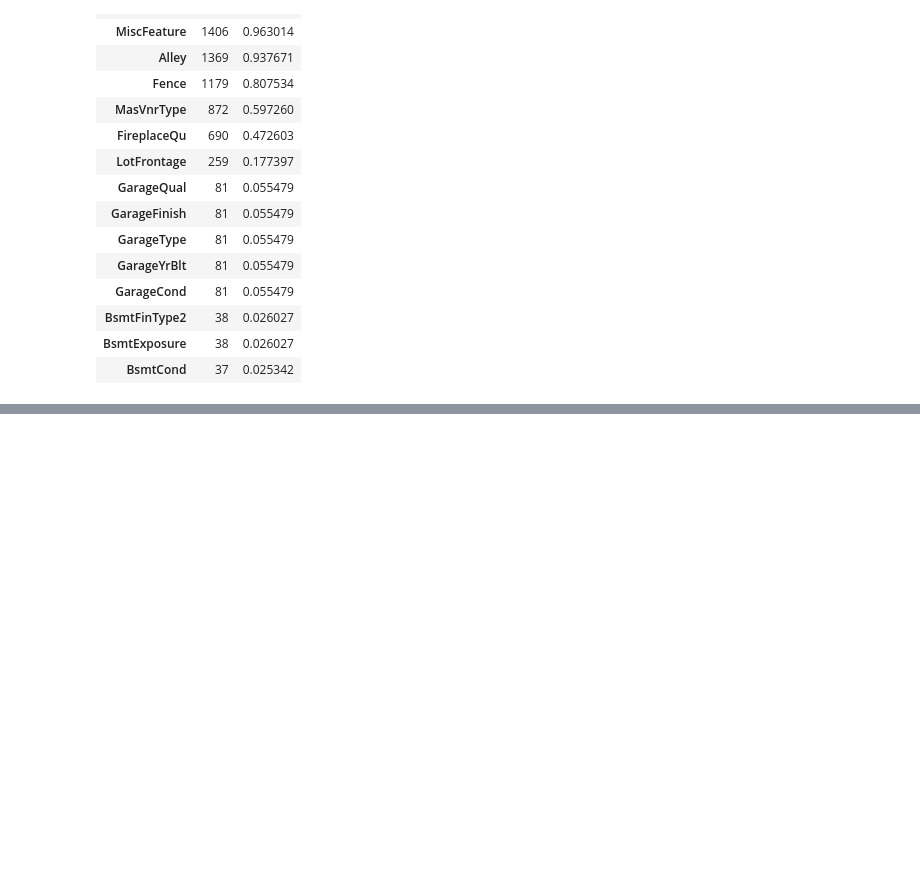
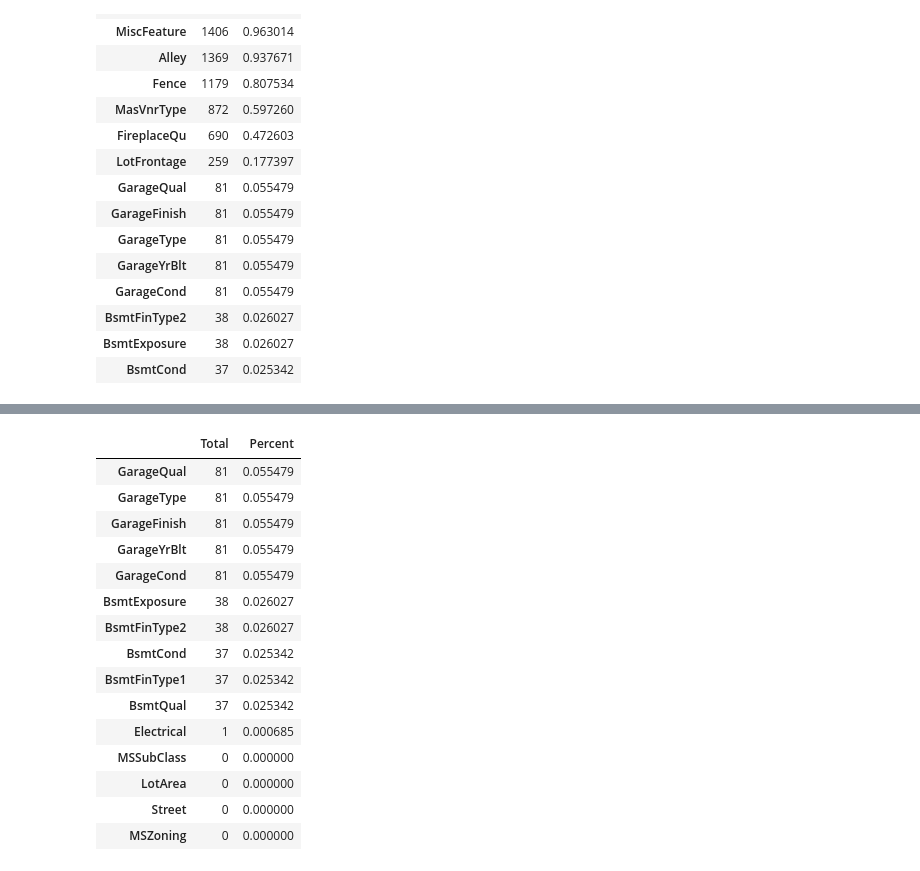
Before and after one commit to szpeeKi/house, a Jupyter notebook: cleaning.ipynb, the cells around one changed output, grey strips where cells are left out. Cells and saved outputs as stored; diff of their text form; code cells hidden in the pictures; blank space fills up the shorter version.

```diff
--- a/cleaning.ipynb
+++ b/cleaning.ipynb
@@ -71,0 +167,5 @@ missing_data.head(15)
+# %%
+df_train.loc[df_train['FireplaceQu'].isnull(), 'Fireplaces'].value_counts()
+df_train['FireplaceQu'] = df_train['FireplaceQu'].fillna('None')
+# %%
+df_train['LotFrontageMedian'] = df_train.groupby(['Neighborhood','LotShape'])['LotFrontage'].transform('median')
@@ -71,0 +181,26 @@ missing_data.head(15)
+# %%
+df_train['LotFrontage'] = df_train['LotFrontage'].fillna(df_train['LotFrontageMedian'])
+df_train['LotFrontage'] = df_train['LotFrontage'].fillna(0)
+df_train = df_train.drop('LotFrontageMedian', axis=1)
+# %%
+total = df_train.isnull().sum().sort_values(ascending=False)
+percent = (df_train.isnull().sum()/df_train.isnull().count()).sort_values(ascending=False)
+missing_data = pd.concat([total, percent], axis=1, keys=['Total', 'Percent'])
+missing_data.head(15)
+# %% [output]
+|  | Total | Percent |
+| GarageQual | 81 | 0.055479 |
+| GarageType | 81 | 0.055479 |
+| GarageFinish | 81 | 0.055479 |
+| GarageYrBlt | 81 | 0.055479 |
+| GarageCond | 81 | 0.055479 |
+| BsmtExposure | 38 | 0.026027 |
+| BsmtFinType2 | 38 | 0.026027 |
+| BsmtCond | 37 | 0.025342 |
+| BsmtFinType1 | 37 | 0.025342 |
+| BsmtQual | 37 | 0.025342 |
+| Electrical | 1 | 0.000685 |
+| MSSubClass | 0 | 0.000000 |
+| LotArea | 0 | 0.000000 |
+| Street | 0 | 0.000000 |
+| MSZoning | 0 | 0.000000 |
```
Also changed, not shown: parts of 9 cells of this notebook.
